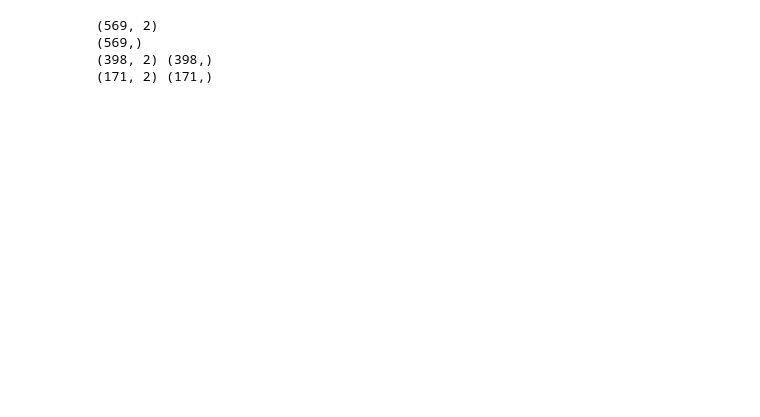
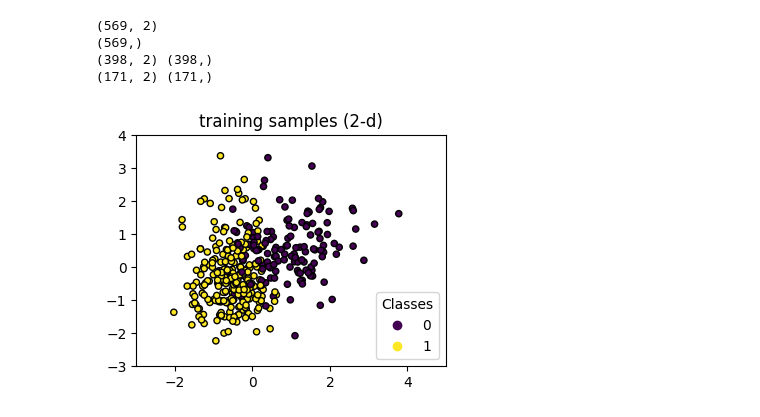
Before and after one commit to JNario31/LinearModels, a Jupyter notebook: SupportVectorMachinesVisualization.ipynb, the cells around one changed output. Saved outputs shown, nothing was run; the diff lists cells and outputs as text; code cells hidden in the pictures; blank space fills up the shorter version.

```diff
--- a/SupportVectorMachinesVisualization.ipynb
+++ b/SupportVectorMachinesVisualization.ipynb
@@ -28,3 +29,19 @@ print(X_test.shape, y_test.shape)
 (569,)
 (398, 2) (398,)
 (171, 2) (171,)
+# %%
+# plot training samples in a 2D plane
+#
+fig, ax = plt.subplots(figsize=(4, 3))
+x_min, x_max, y_min, y_max = -3, 5, -3, 4
+ax.set(xlim=(x_min, x_max), ylim=(y_min, y_max))
+
+# Plot samples by color and add legend
+# Plot first feature on x axis, second feature on y axis
+# Color the points based on their label
+scatter = ax.scatter(X_train[:, 0], X_train[:, 1], s=20, c=y_train, label=y_train, edgecolors="k")
+ax.legend(*scatter.legend_elements(), loc="lower right", title="Classes")
+ax.set_title("training samples (2-d)")
+_ = plt.show()
+# %% [output]
+[figure, added]
```
Also changed, not shown: parts of 6 cells of this notebook.
